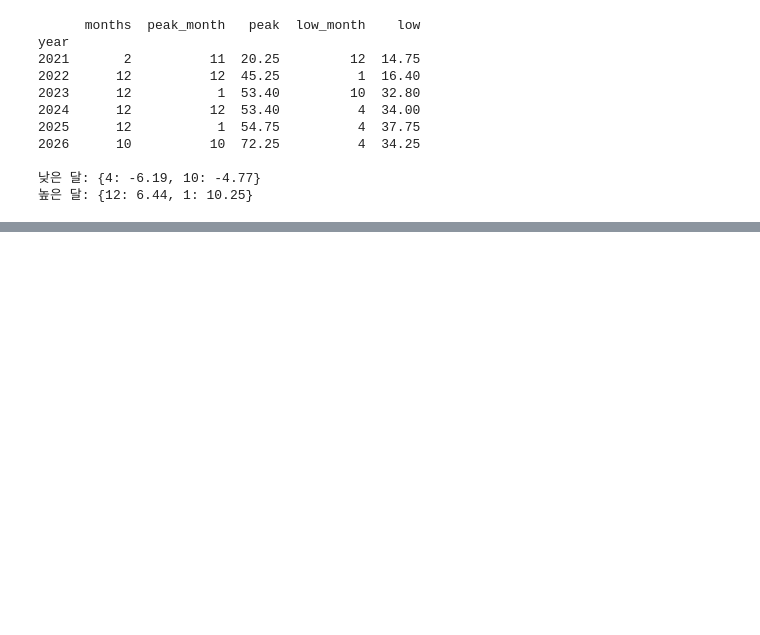
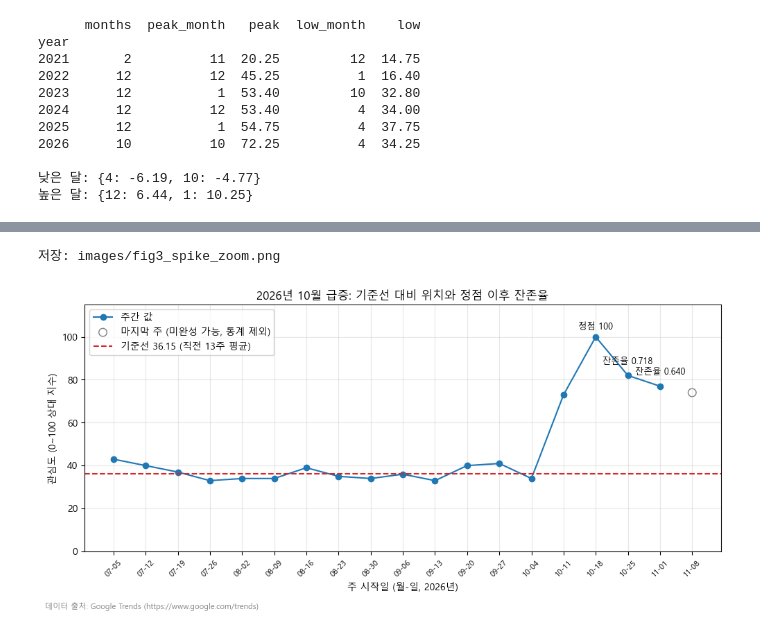
Before and after one commit to geunwa/overseas-travel-trend-analysis, a Jupyter notebook: analysis.ipynb, the cells around one changed output, grey strips where cells are left out. Cells and saved outputs as stored; diff of their text form; code cells hidden in the pictures; blank space fills up the shorter version.

```diff
--- a/analysis.ipynb
+++ b/analysis.ipynb
@@ -438,0 +514,36 @@ year
+# %%
+# 그림 3: 2026년 10월 급증 확대 (Q3)
+zoom = series["2026-07-05":]
+partial = raw[raw["is_partial"]].set_index("date")["value"]
+
+fig, ax = plt.subplots(figsize=(10, 4.8))
+ax.plot(zoom.index, zoom.values, marker="o", color="#1f77b4", label="주간 값")
+ax.scatter(partial.index, partial.values, facecolors="none", edgecolors="gray", s=70,
+           label="마지막 주 (미완성 가능, 통계 제외)")
+ax.axhline(base_mean, color="#d62728", linestyle="--", label=f"기준선 {base_mean:.2f} (직전 13주 평균)")
+
+for date_text in ["2026-10-25", "2026-11-01"]:
+    day = pd.Timestamp(date_text)
+    retention_value = (series.loc[day] - base_mean) / (peak - base_mean)
+    ax.annotate(f"잔존율 {retention_value:.3f}", xy=(day, series.loc[day]),
+                xytext=(0, 12), textcoords="offset points", ha="center", fontsize=9)
+ax.annotate("정점 100", xy=(pd.Timestamp("2026-10-18"), 100), xytext=(0, 8),
+            textcoords="offset points", ha="center", fontsize=9)
+
+ax.set_title("2026년 10월 급증: 기준선 대비 위치와 정점 이후 잔존율")
+ax.set_xlabel("주 시작일 (월-일, 2026년)")
+ax.set_ylabel("관심도 (0~100 상대 지수)")
+ax.set_ylim(0, 115)
+week_starts = list(zoom.index) + list(partial.index)
+ax.set_xticks(week_starts)
+ax.set_xticklabels([d.strftime("%m-%d") for d in week_starts], rotation=45, fontsize=8)
+ax.grid(alpha=0.3)
+ax.legend(loc="upper left")
+fig.text(0.01, 0.01, SOURCE, fontsize=8, color="gray")
+fig.tight_layout(rect=(0, 0.03, 1, 1))
+fig.savefig("images/fig3_spike_zoom.png", dpi=150)
+print("저장: images/fig3_spike_zoom.png")
+plt.show()
+# %% [output]
+저장: images/fig3_spike_zoom.png
+[figure, added]
```
Also changed, not shown: parts of 3 cells of this notebook, 3 other files.
